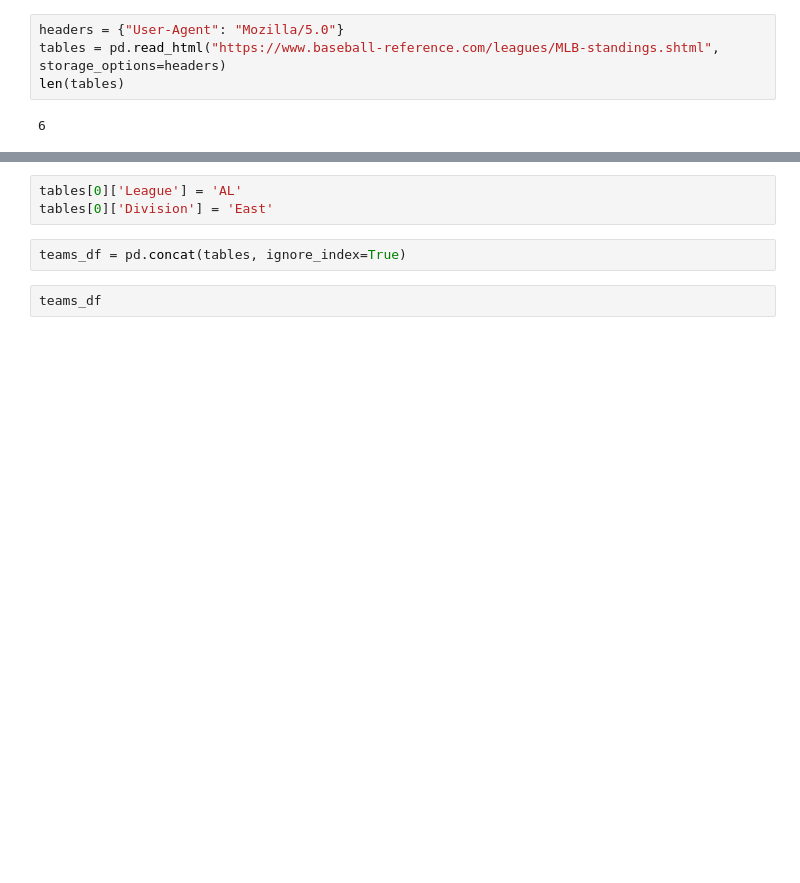
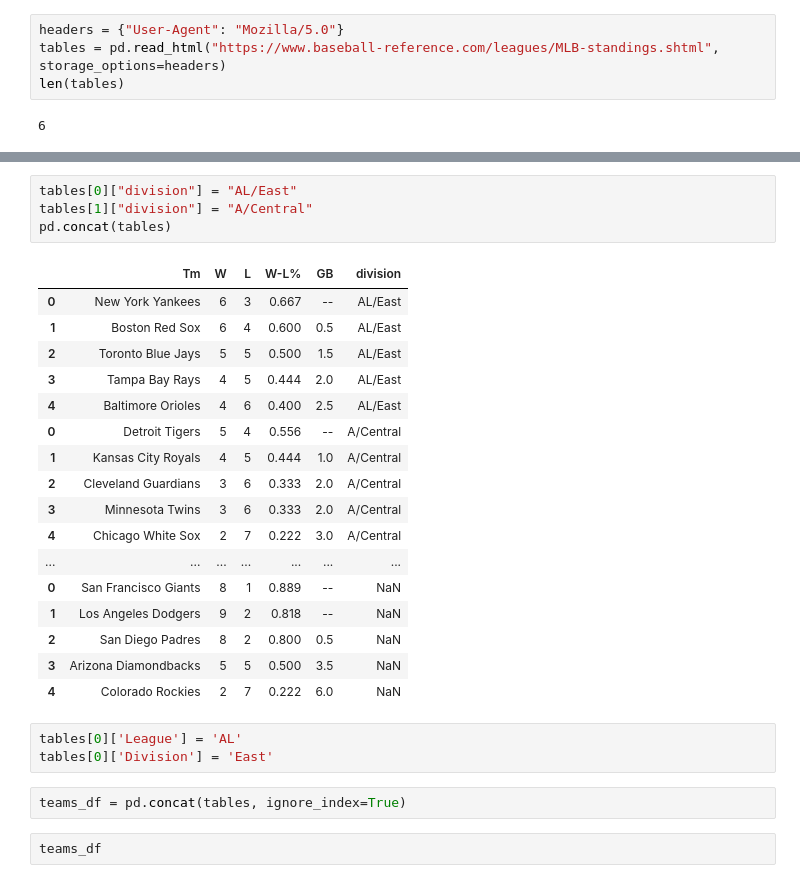
Before and after one commit to ist256/spring2025, a Jupyter notebook: lessons/11-Pandas-II/WMC2-HTML.ipynb, the cells around one changed output, grey strips where cells are left out. Cells and saved outputs as stored; diff of their text form; blank space fills up the shorter version.

```diff
--- a/lessons/11-Pandas-II/WMC2-HTML.ipynb
+++ b/lessons/11-Pandas-II/WMC2-HTML.ipynb
@@ -91,3 +114,25 @@ INDEX: 5
+# %%
+tables[0]["division"] = "AL/East"
+tables[1]["division"] = "A/Central"
+pd.concat(tables)
+# %% [output]
+|  | Tm | W | L | W-L% | GB | division |
+| 0 | New York Yankees | 6 | 3 | 0.667 | -- | AL/East |
+| 1 | Boston Red Sox | 6 | 4 | 0.600 | 0.5 | AL/East |
+| 2 | Toronto Blue Jays | 5 | 5 | 0.500 | 1.5 | AL/East |
+| 3 | Tampa Bay Rays | 4 | 5 | 0.444 | 2.0 | AL/East |
+| 4 | Baltimore Orioles | 4 | 6 | 0.400 | 2.5 | AL/East |
+| 0 | Detroit Tigers | 5 | 4 | 0.556 | -- | A/Central |
+| 1 | Kansas City Royals | 4 | 5 | 0.444 | 1.0 | A/Central |
+| 2 | Cleveland Guardians | 3 | 6 | 0.333 | 2.0 | A/Central |
+| 3 | Minnesota Twins | 3 | 6 | 0.333 | 2.0 | A/Central |
+| 4 | Chicago White Sox | 2 | 7 | 0.222 | 3.0 | A/Central |
+| ... | ... | ... | ... | ... | ... | ... |
+| 0 | San Francisco Giants | 8 | 1 | 0.889 | -- | NaN |
+| 1 | Los Angeles Dodgers | 9 | 2 | 0.818 | -- | NaN |
+| 2 | San Diego Padres | 8 | 2 | 0.800 | 0.5 | NaN |
+| 3 | Arizona Diamondbacks | 5 | 5 | 0.500 | 3.5 | NaN |
+| 4 | Colorado Rockies | 2 | 7 | 0.222 | 6.0 | NaN |
 # %%
 tables[0]['League'] = 'AL'
 tables[0]['Division'] = 'East'
```
Also changed, not shown: parts of 11 cells of this notebook, 4 other files.
